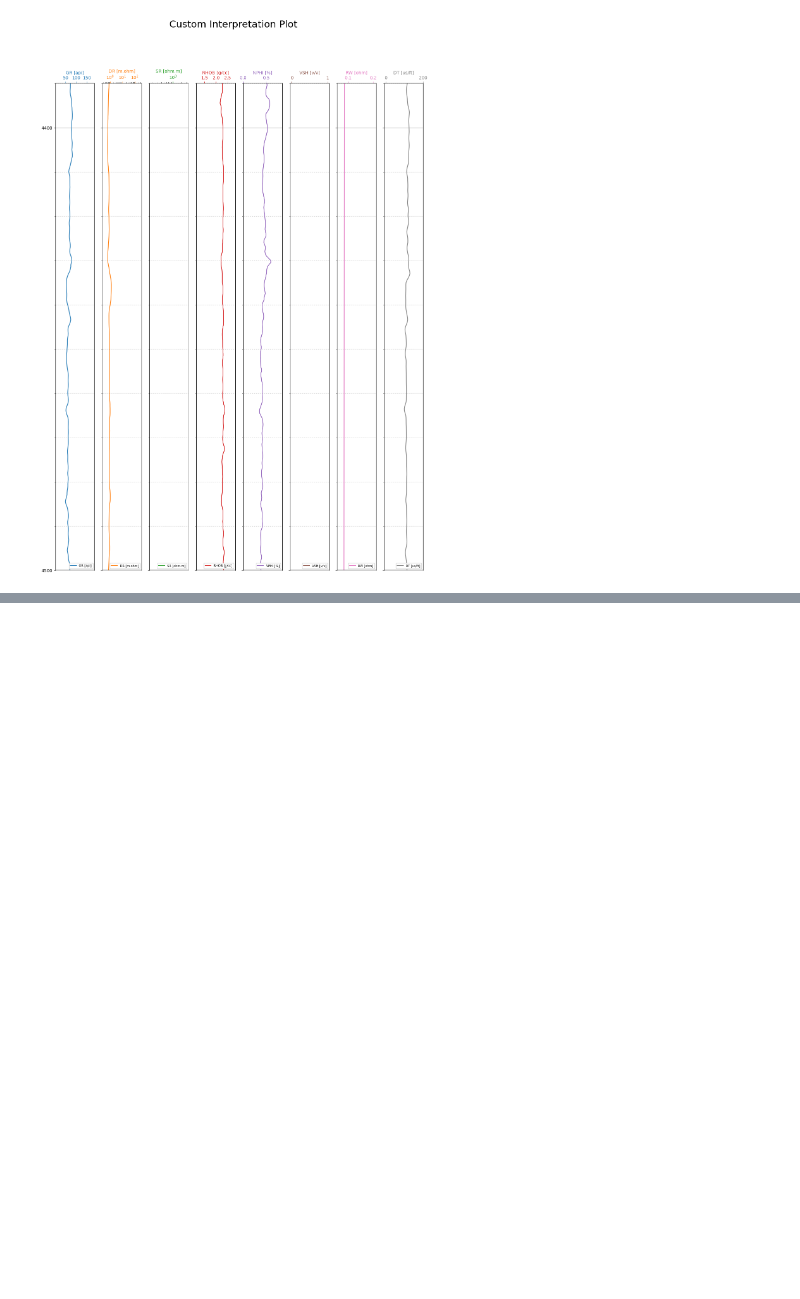
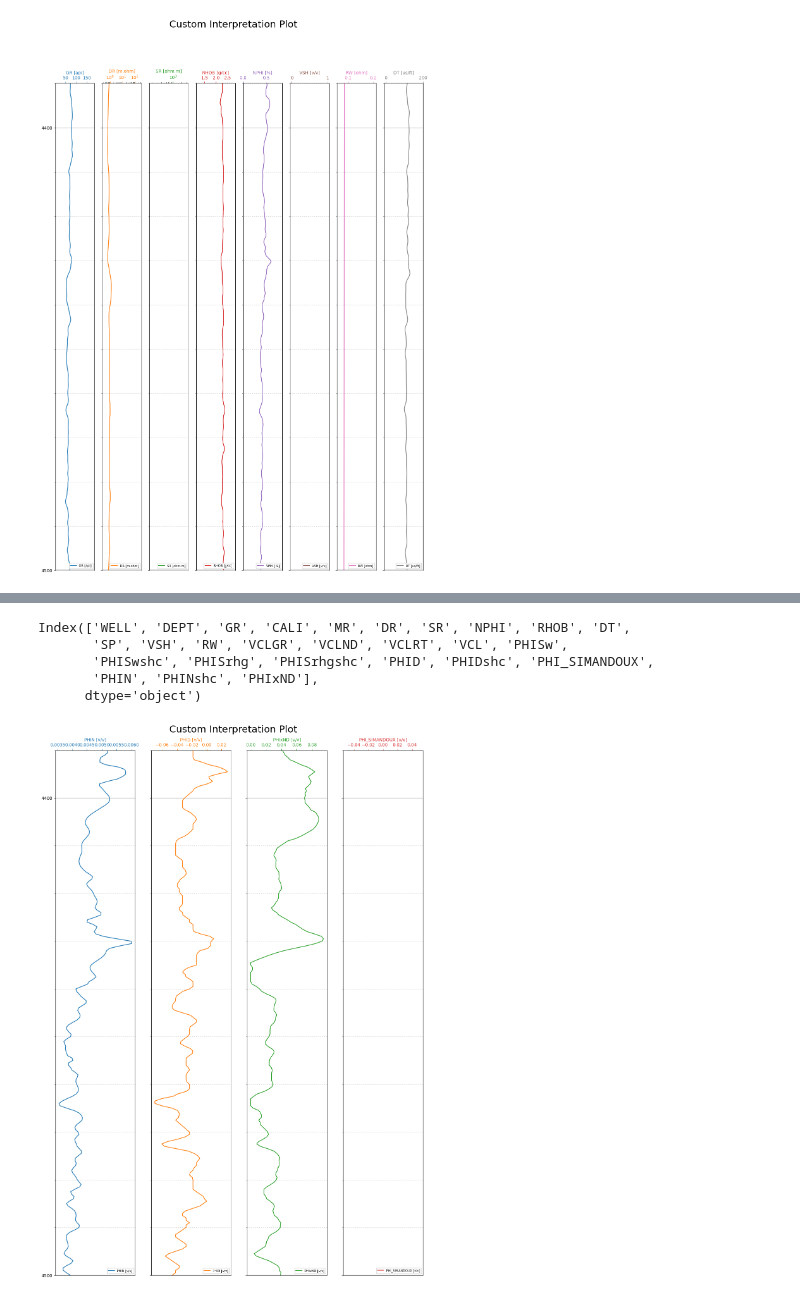
Before and after one commit to thelifeofpatts/Basic-WellLog-Interpretation, a Jupyter notebook: notebooks/BWLI_Mod_v3.ipynb, the cells around one changed output, grey strips where cells are left out. Saved outputs shown, nothing was run; the diff lists cells and outputs as text; code cells hidden in the pictures; blank space fills up the shorter version.

```diff
--- a/notebooks/BWLI_Mod_v3.ipynb
+++ b/notebooks/BWLI_Mod_v3.ipynb
@@ -189,0 +252,50 @@ custom_interpretation_plot(selected_data, depth_start, depth_end, "GR", "DR", "S
+# %%
+logs['VCL']=logs['VCLRT']
+# %%
+from src.data_calc.poroCalc import phis_shale
+
+#Matrix, fluid and appropiate shales values must be declared in the next variables:
+dt_ma, dt_fl, dt_sh, cp, alpha = 55.5, 188.0, 90.0, 1, 5/8
+den_ma = 2.24
+den_fl = 0.1
+den_sh = den_clay
+
+phis_sh=phis_shale(dt_sh, dt_ma, dt_fl)
+phid_sh=phis_shale(den_sh, den_ma, den_fl)
+phin_sh=45
+# %%
+from src.data_calc.poroCalc import ( phis_w, phis_w_sh_corr, phis_rhg, phis_rhg_sh_corr,
+                                phid, phid_sh_corr, phi_simandoux, phin_sh_corr, phixnd)
+
+# # 1. Poro calc with DT
+logs['PHISw']=phis_w(logs.DT, dt_ma, dt_fl, cp)
+logs['PHISwshc']=phis_w_sh_corr(logs.DT, dt_ma, dt_fl, cp, dt_sh, logs.VCL).clip(0,1)
+
+logs['PHISrhg']=phis_rhg(logs.DT, dt_ma, alpha)
+logs['PHISrhgshc']=phis_rhg_sh_corr(logs.DT, dt_ma, dt_sh, logs.VCL,alpha,dt_fl).clip(0,1)
+
+# # 2. Poro calc with RHOB
+logs['PHID']=phid(logs.RHOB, den_ma, den_fl, new=True)
+logs['PHIDshc']=phid_sh_corr(logs.RHOB, den_ma, den_fl, den_sh, logs.VCL).clip(0,1)
+
+# # 3. Poro calc for Simandoux using VSH param
+logs['PHI_SIMANDOUX']=phi_simandoux(logs.VSH,logs.PHID).clip(0,1)
+
+# # 4. Poro calc with NPHIN (Dual-method)
+logs['PHIN']=(logs.NPHI/100).clip(0,1)
+logs['PHINshc']=phin_sh_corr(logs.NPHI, phin_sh, logs.VCL).clip(0,1)
+
+logs['PHIxND']=phixnd(logs.PHINshc,logs.PHIDshc).clip(0,1)
+# %%
+logs.columns
+# %% [output]
+Index(['WELL', 'DEPT', 'GR', 'CALI', 'MR', 'DR', 'SR', 'NPHI', 'RHOB', 'DT',
+       'SP', 'VSH', 'RW', 'VCLGR', 'VCLND', 'VCLRT', 'VCL', 'PHISw',
+       'PHISwshc', 'PHISrhg', 'PHISrhgshc', 'PHID', 'PHIDshc', 'PHI_SIMANDOUX',
+       'PHIN', 'PHINshc', 'PHIxND'],
+      dtype='object')
+# %%
+# Example usage:
+custom_interpretation_plot(logs, depth_start, depth_end, "PHIN", "PHID", "PHIxND", "PHI_SIMANDOUX", units=["v/v", "v/v", "v/v", "v/v"])
+# %% [output]
+[figure, added]
```
Also changed, not shown: parts of 9 cells of this notebook, 4 other files.
